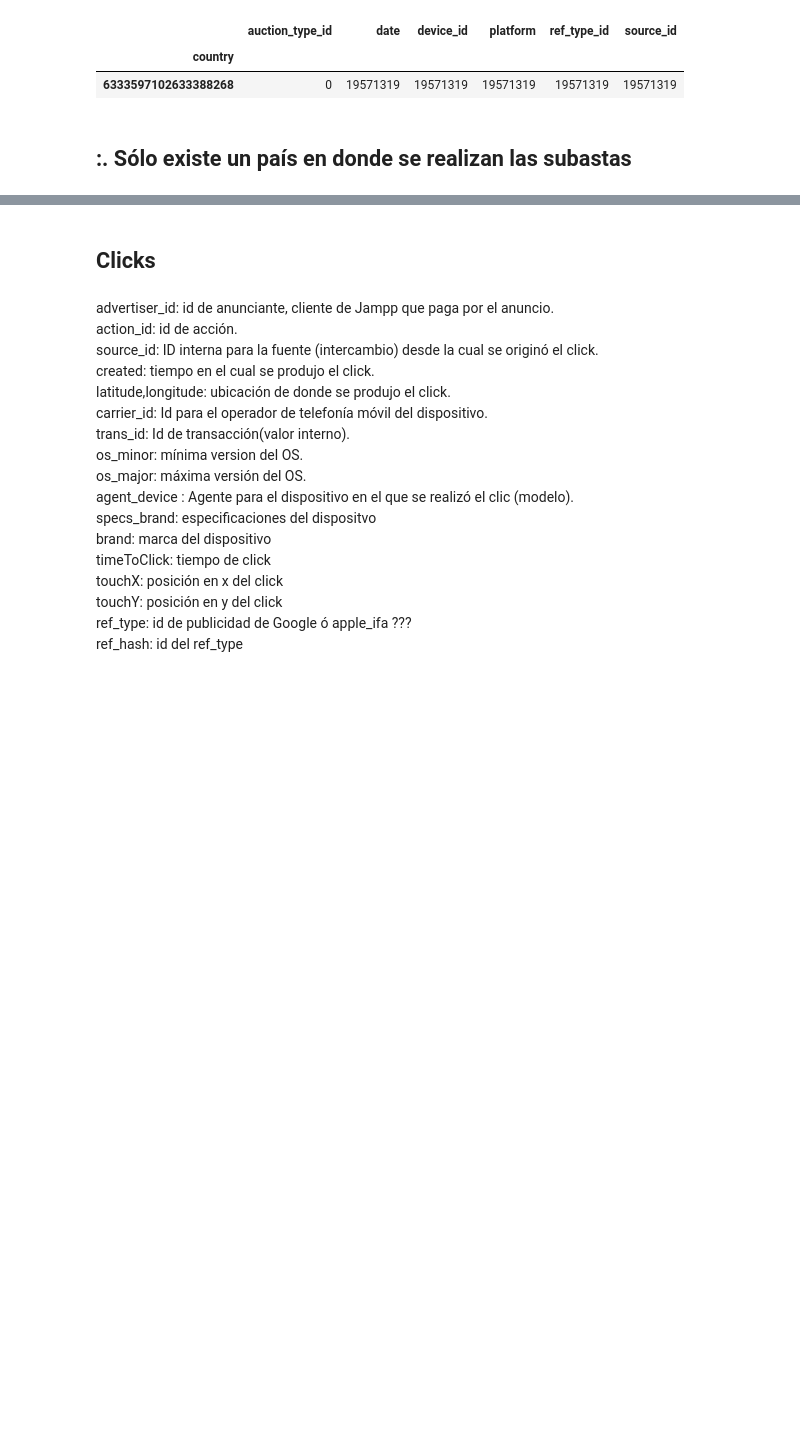
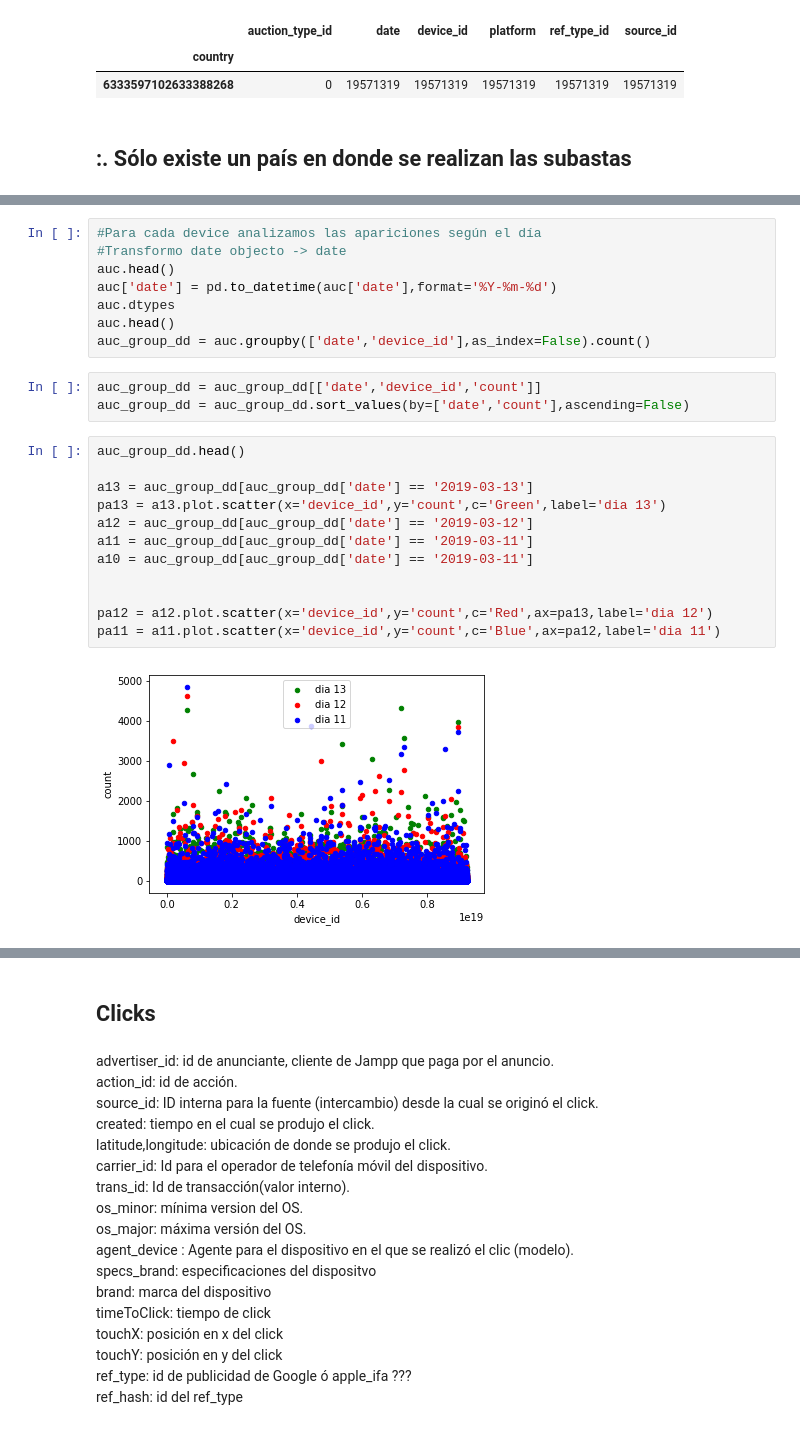
Before and after one commit to gatti2602/7506-datos, a Jupyter notebook: Lucas/analisis_exploratorio.ipynb, the cells around one changed output, grey strips where cells are left out. Cells and saved outputs as stored; diff of their text form; blank space fills up the shorter version.

```diff
--- a/Lucas/analisis_exploratorio.ipynb
+++ b/Lucas/analisis_exploratorio.ipynb
@@ -61,0 +187,25 @@ auctions.groupby(['country']).count()
+# %%
+#Para cada device analizamos las apariciones según el día
+#Transformo date objecto -> date
+auc.head()
+auc['date'] = pd.to_datetime(auc['date'],format='%Y-%m-%d')
+auc.dtypes
+auc.head()
+auc_group_dd = auc.groupby(['date','device_id'],as_index=False).count()
+# %%
+auc_group_dd = auc_group_dd[['date','device_id','count']]
+auc_group_dd = auc_group_dd.sort_values(by=['date','count'],ascending=False)
+# %%
+auc_group_dd.head()
+
+a13 = auc_group_dd[auc_group_dd['date'] == '2019-03-13']
+pa13 = a13.plot.scatter(x='device_id',y='count',c='Green',label='dia 13')
+a12 = auc_group_dd[auc_group_dd['date'] == '2019-03-12']
+a11 = auc_group_dd[auc_group_dd['date'] == '2019-03-11']
+a10 = auc_group_dd[auc_group_dd['date'] == '2019-03-11']
+
+
+pa12 = a12.plot.scatter(x='device_id',y='count',c='Red',ax=pa13,label='dia 12')
+pa11 = a11.plot.scatter(x='device_id',y='count',c='Blue',ax=pa12,label='dia 11')
+# %% [output]
+[figure, added]
```
Also changed, not shown: parts of 38 cells of this notebook.
